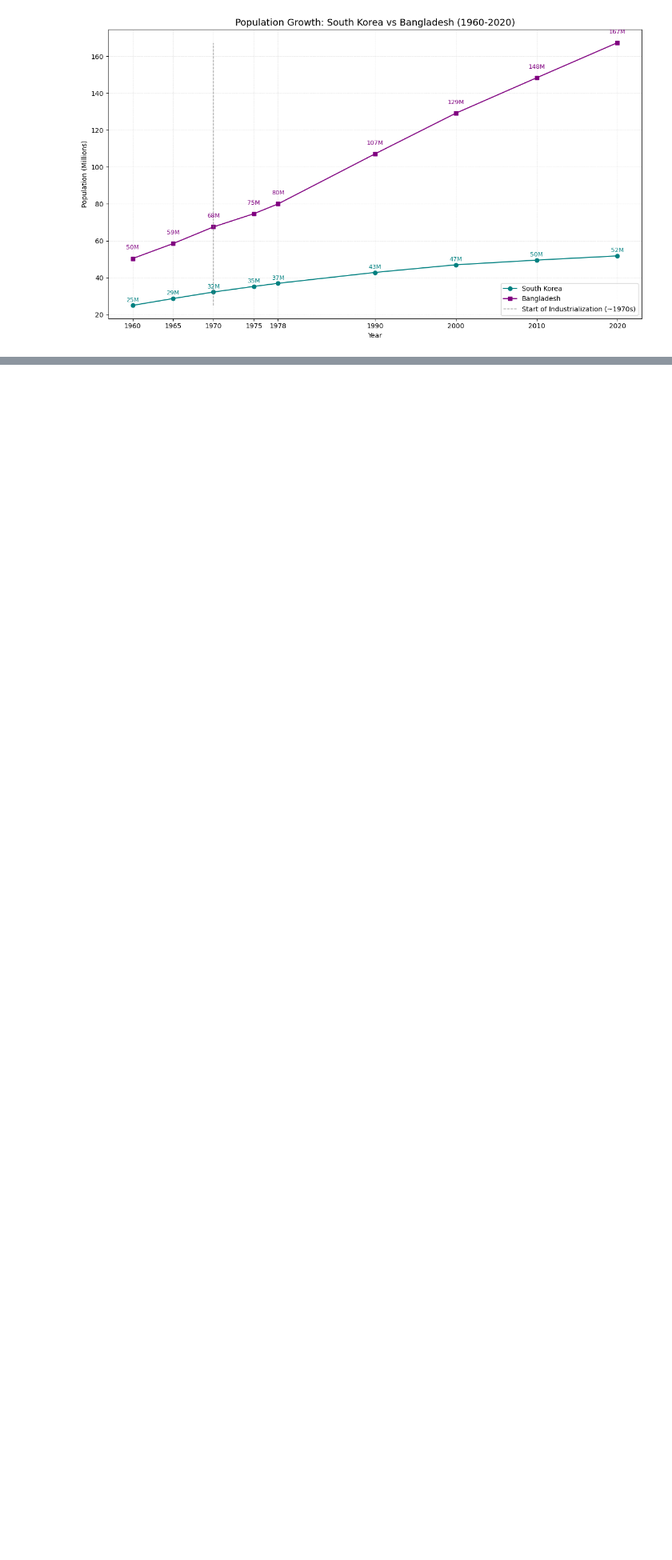
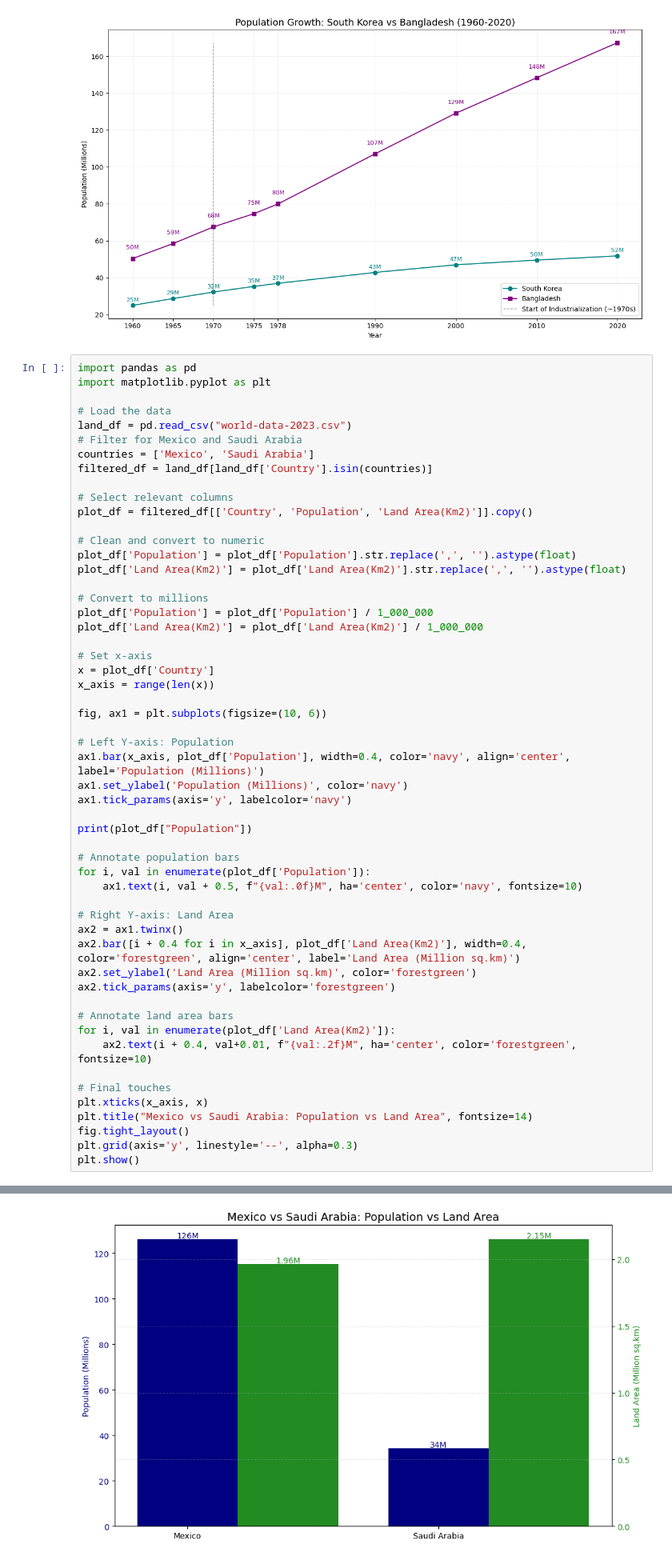
Before and after one commit to a-anuj/Data-Visualization, a Jupyter notebook: Case study/review1.ipynb, the cells around one changed output, grey strips where cells are left out. Shown at 80% size. Drawn from its saved outputs; the diff is of its cells as text; blank space fills up the shorter version.

```diff
--- a/Case study/review1.ipynb
+++ b/Case study/review1.ipynb
@@ -122,3 +122,58 @@ plt.tight_layout()
 plt.show()
 # %% [output]
 [figure]
+# %%
+import pandas as pd
+import matplotlib.pyplot as plt
+
+# Load the data
+land_df = pd.read_csv("world-data-2023.csv")
+# Filter for Mexico and Saudi Arabia
+countries = ['Mexico', 'Saudi Arabia']
+filtered_df = land_df[land_df['Country'].isin(countries)]
+
+# Select relevant columns
+plot_df = filtered_df[['Country', 'Population', 'Land Area(Km2)']].copy()
+
+# Clean and convert to numeric
+plot_df['Population'] = plot_df['Population'].str.replace(',', '').astype(float)
+plot_df['Land Area(Km2)'] = plot_df['Land Area(Km2)'].str.replace(',', '').astype(float)
+
+# Convert to millions
+plot_df['Population'] = plot_df['Population'] / 1_000_000
+plot_df['Land Area(Km2)'] = plot_df['Land Area(Km2)'] / 1_000_000
+
+# Set x-axis
+x = plot_df['Country']
+x_axis = range(len(x))
+
+fig, ax1 = plt.subplots(figsize=(10, 6))
+
+# Left Y-axis: Population
+ax1.bar(x_axis, plot_df['Population'], width=0.4, color='navy', align='center', label='Population (Millions)')
+ax1.set_ylabel('Population (Millions)', color='navy')
+ax1.tick_params(axis='y', labelcolor='navy')
+
+print(plot_df["Population"])
+
+# Annotate population bars
+for i, val in enumerate(plot_df['Population']):
+    ax1.text(i, val + 0.5, f"{val:.0f}M", ha='center', color='navy', fontsize=10)
+
+# Right Y-axis: Land Area
+ax2 = ax1.twinx()
+ax2.bar([i + 0.4 for i in x_axis], plot_df['Land Area(Km2)'], width=0.4, color='forestgreen', align='center', label='Land Area (Million sq.km)')
+ax2.set_ylabel('Land Area (Million sq.km)', color='forestgreen')
+ax2.tick_params(axis='y', labelcolor='forestgreen')
+
+# Annotate land area bars
+for i, val in enumerate(plot_df['Land Area(Km2)']):
+    ax2.text(i + 0.4, val+0.01, f"{val:.2f}M", ha='center', color='forestgreen', fontsize=10)
+
+# Final touches
+plt.xticks(x_axis, x)
+plt.title("Mexico vs Saudi Arabia: Population vs Land Area", fontsize=14)
+fig.tight_layout()
+plt.grid(axis='y', linestyle='--', alpha=0.3)
+plt.show()
+# %% [output]
@@ -124,0 +183 @@ plt.show()
+[figure, added]
```
Also changed, not shown: parts of 3 cells of this notebook, 1 other file.
